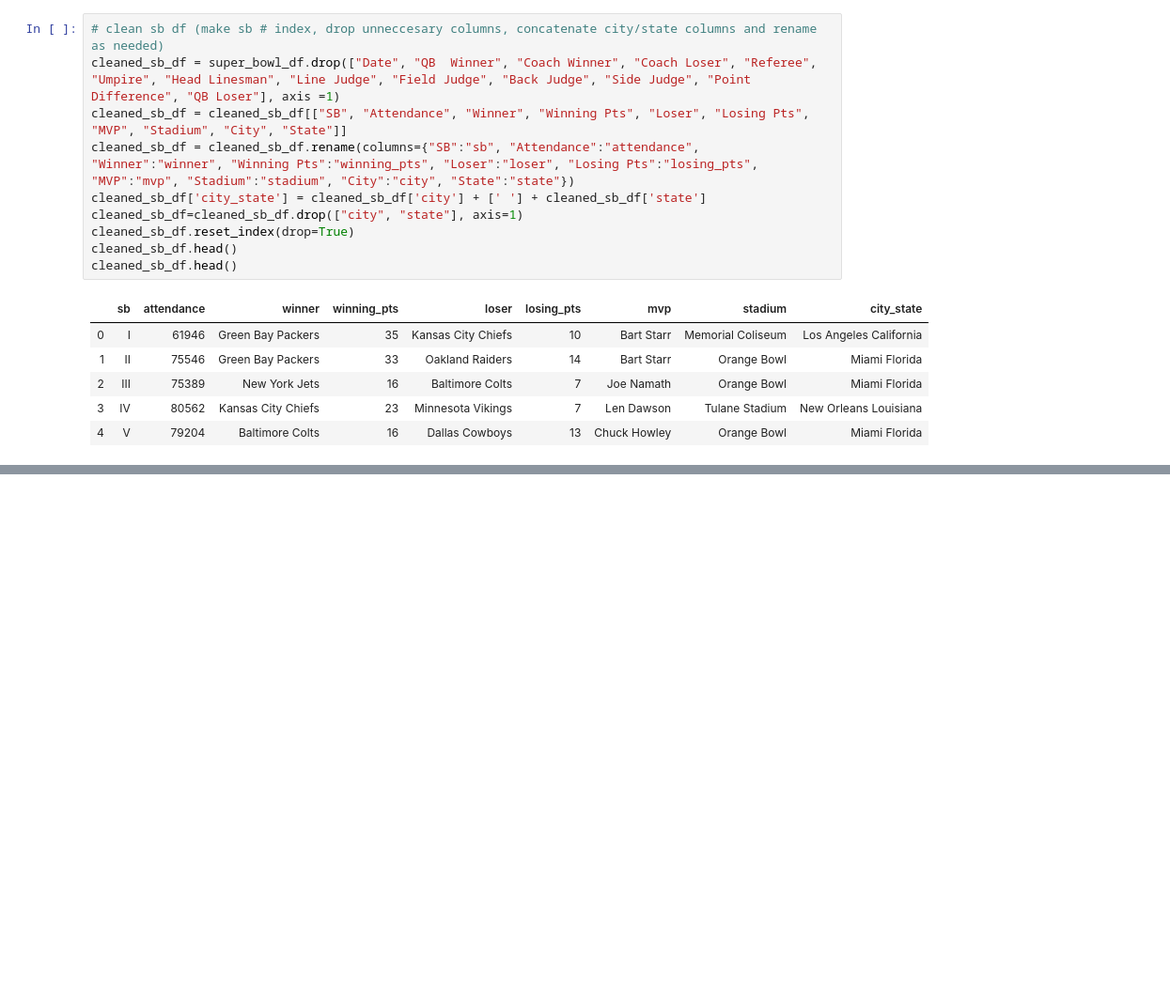
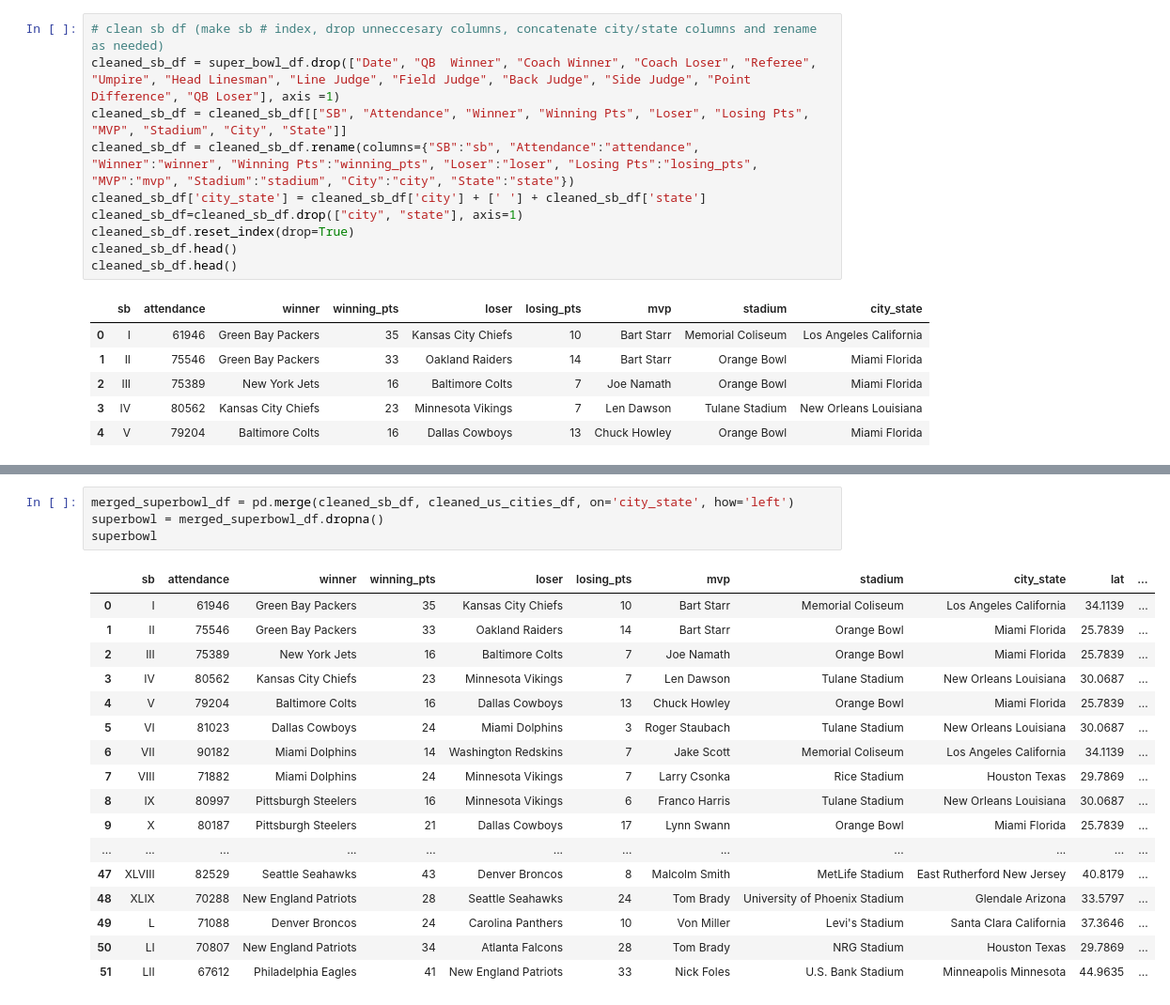
Before and after one commit to SamKraus/project-2, a Jupyter notebook: Untitled.ipynb, the cells around one changed output, grey strips where cells are left out. Shown at 94% size. Saved outputs shown, nothing was run; the diff lists cells and outputs as text; blank space fills up the shorter version.

```diff
--- a/Untitled.ipynb
+++ b/Untitled.ipynb
@@ -52 +62,23 @@ NameError: name 'us_cities_df' is not defined
+# %%
+merged_superbowl_df = pd.merge(cleaned_sb_df, cleaned_us_cities_df, on='city_state', how='left')
+superbowl = merged_superbowl_df.dropna()
+superbowl
+# %% [output]
+|  | sb | attendance | winner | winning_pts | loser | losing_pts | mvp | stadium | city_state | lat | ... |
+| 0 | I | 61946 | Green Bay Packers | 35 | Kansas City Chiefs | 10 | Bart Starr | Memorial Coliseum | Los Angeles California | 34.1139 | ... |
+| 1 | II | 75546 | Green Bay Packers | 33 | Oakland Raiders | 14 | Bart Starr | Orange Bowl | Miami Florida | 25.7839 | ... |
+| 2 | III | 75389 | New York Jets | 16 | Baltimore Colts | 7 | Joe Namath | Orange Bowl | Miami Florida | 25.7839 | ... |
+| 3 | IV | 80562 | Kansas City Chiefs | 23 | Minnesota Vikings | 7 | Len Dawson | Tulane Stadium | New Orleans Louisiana | 30.0687 | ... |
+| 4 | V | 79204 | Baltimore Colts | 16 | Dallas Cowboys | 13 | Chuck Howley | Orange Bowl | Miami Florida | 25.7839 | ... |
+| 5 | VI | 81023 | Dallas Cowboys | 24 | Miami Dolphins | 3 | Roger Staubach | Tulane Stadium | New Orleans Louisiana | 30.0687 | ... |
+| 6 | VII | 90182 | Miami Dolphins | 14 | Washington Redskins | 7 | Jake Scott | Memorial Coliseum | Los Angeles California | 34.1139 | ... |
+| 7 | VIII | 71882 | Miami Dolphins | 24 | Minnesota Vikings | 7 | Larry Csonka | Rice Stadium | Houston Texas | 29.7869 | ... |
+| 8 | IX | 80997 | Pittsburgh Steelers | 16 | Minnesota Vikings | 6 | Franco Harris | Tulane Stadium | New Orleans Louisiana | 30.0687 | ... |
+| 9 | X | 80187 | Pittsburgh Steelers | 21 | Dallas Cowboys | 17 | Lynn Swann | Orange Bowl | Miami Florida | 25.7839 | ... |
+| ... | ... | ... | ... | ... | ... | ... | ... | ... | ... | ... | ... |
+| 47 | XLVIII | 82529 | Seattle Seahawks | 43 | Denver Broncos | 8 | Malcolm Smith | MetLife Stadium | East Rutherford New Jersey | 40.8179 | ... |
+| 48 | XLIX | 70288 | New England Patriots | 28 | Seattle Seahawks | 24 | Tom Brady | University of Phoenix Stadium | Glendale Arizona | 33.5797 | ... |
+| 49 | L | 71088 | Denver Broncos | 24 | Carolina Panthers | 10 | Von Miller | Levi's Stadium | Santa Clara California | 37.3646 | ... |
+| 50 | LI | 70807 | New England Patriots | 34 | Atlanta Falcons | 28 | Tom Brady | NRG Stadium | Houston Texas | 29.7869 | ... |
+| 51 | LII | 67612 | Philadelphia Eagles | 41 | New England Patriots | 33 | Nick Foles | U.S. Bank Stadium | Minneapolis Minnesota | 44.9635 | ... |
 # %%
```
Also changed, not shown: parts of 6 cells of this notebook, 13 other files.
